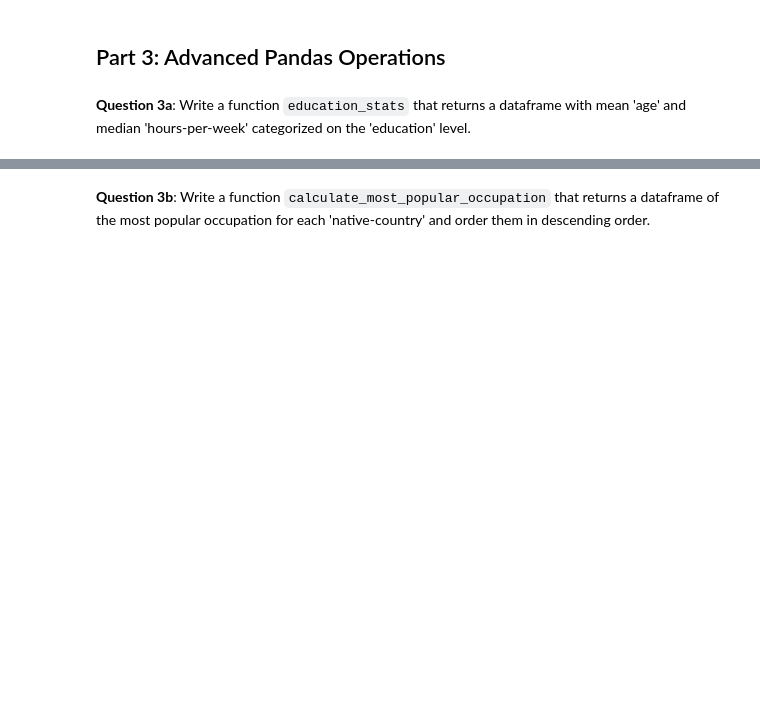
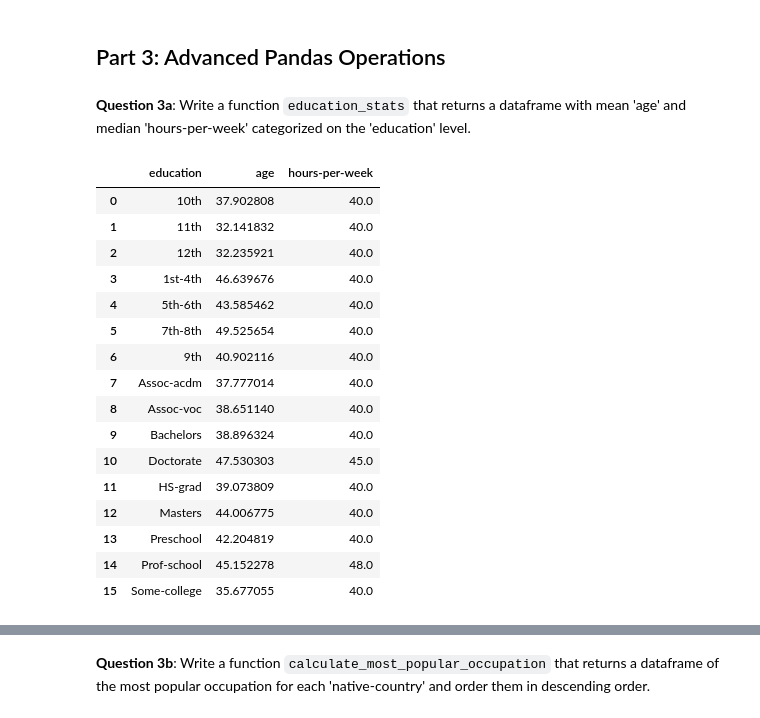
Before and after one commit to albhoe/701_assignments, a Jupyter notebook: homework01/assignment1.ipynb, the cells around one changed output, grey strips where cells are left out. Drawn from its saved outputs; the diff is of its cells as text; code cells hidden in the pictures; blank space fills up the shorter version.

```diff
--- a/homework01/assignment1.ipynb
+++ b/homework01/assignment1.ipynb
@@ -115,8 +207,30 @@ plot_income_by_marital_status(df)
 ## Part 3: Advanced Pandas Operations
 # %% [markdown]
 **Question 3a**: Write a function `education_stats` that returns a dataframe with mean 'age' and median 'hours-per-week' categorized on the 'education' level.
-# %%
-def education_stats(df):
-    ...
+# %%
+def education_stats(df):
+    res =  df.groupby('education').agg({'age':'mean', 'hours-per-week':'median'})
+    res.reset_index(inplace=True)
+    return res
+# %%
+education_stats(df)
+# %% [output]
+|  | education | age | hours-per-week |
+| 0 | 10th | 37.902808 | 40.0 |
+| 1 | 11th | 32.141832 | 40.0 |
+| 2 | 12th | 32.235921 | 40.0 |
+| 3 | 1st-4th | 46.639676 | 40.0 |
+| 4 | 5th-6th | 43.585462 | 40.0 |
+| 5 | 7th-8th | 49.525654 | 40.0 |
+| 6 | 9th | 40.902116 | 40.0 |
+| 7 | Assoc-acdm | 37.777014 | 40.0 |
+| 8 | Assoc-voc | 38.651140 | 40.0 |
+| 9 | Bachelors | 38.896324 | 40.0 |
+| 10 | Doctorate | 47.530303 | 45.0 |
+| 11 | HS-grad | 39.073809 | 40.0 |
+| 12 | Masters | 44.006775 | 40.0 |
+| 13 | Preschool | 42.204819 | 40.0 |
+| 14 | Prof-school | 45.152278 | 48.0 |
+| 15 | Some-college | 35.677055 | 40.0 |
 # %%
 grader.check("q3a")
```
Also changed, not shown: parts of 43 cells of this notebook.
